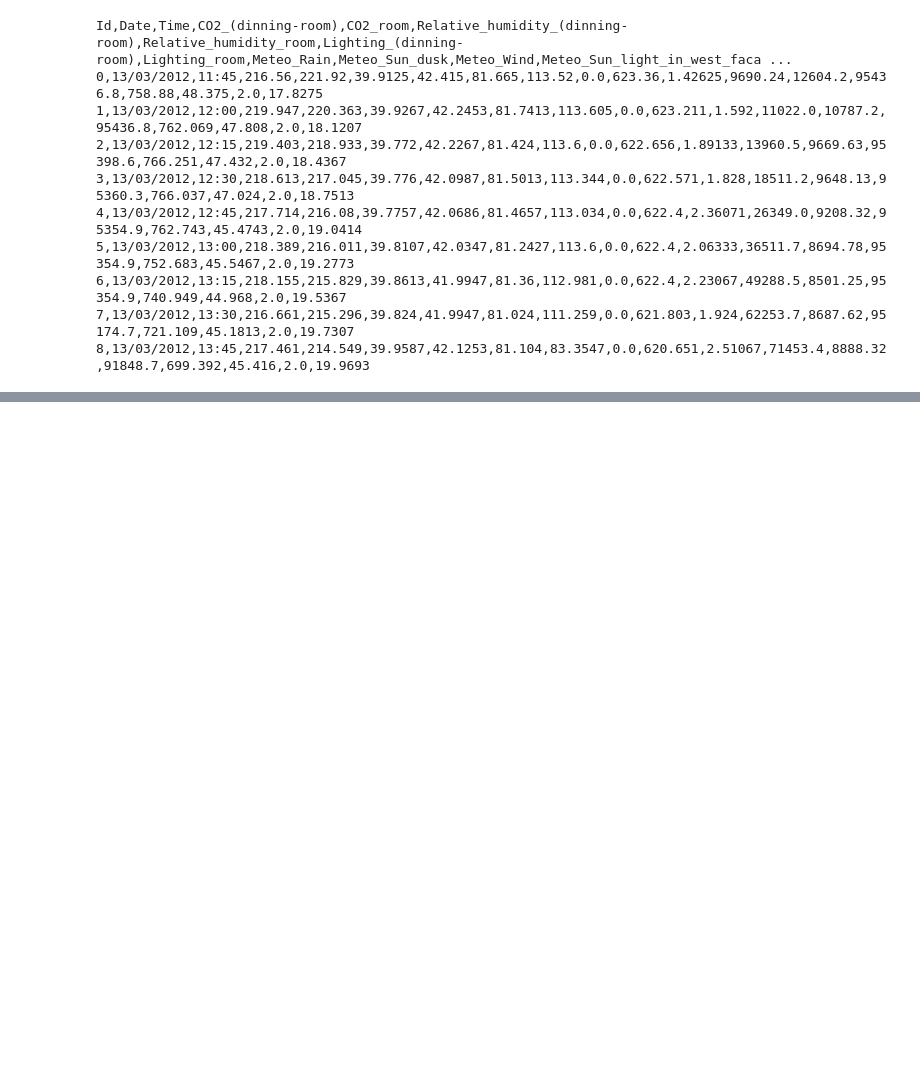
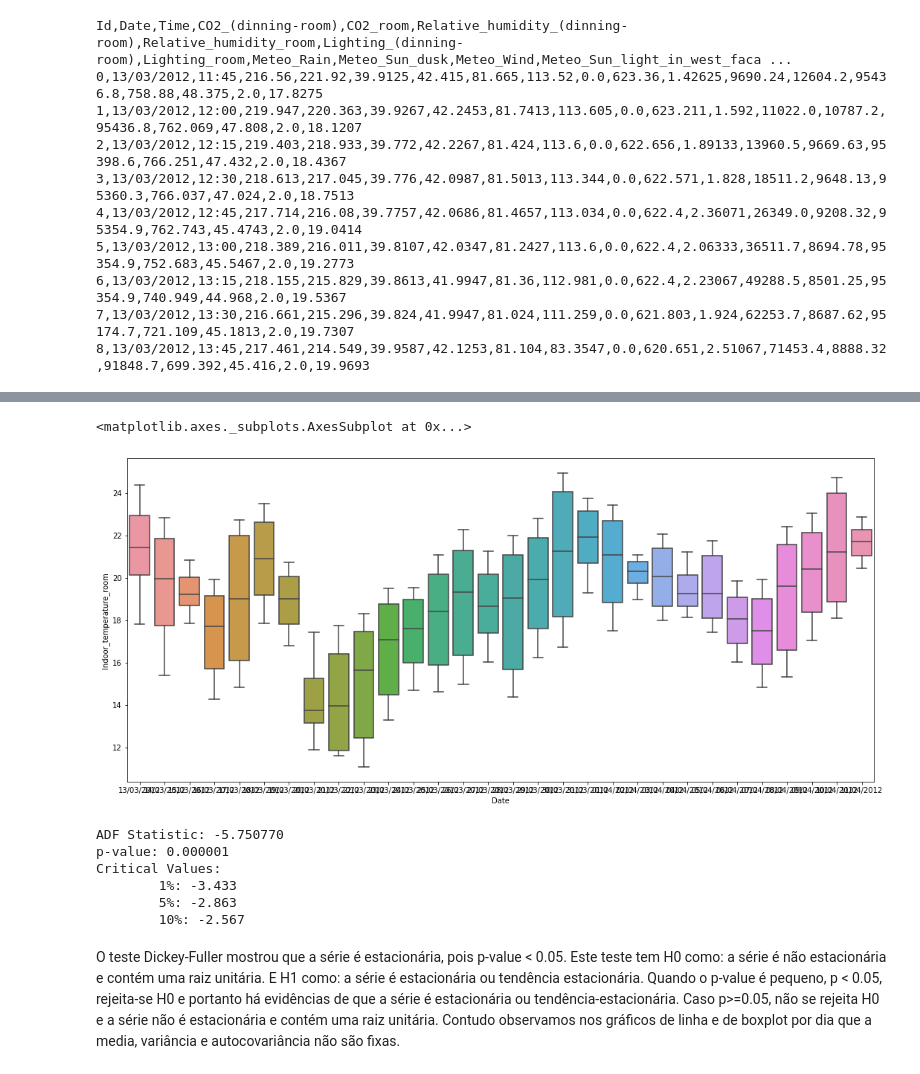
Before and after one commit to HedersonSantos/SmartHome, a Jupyter notebook: seriesTemporais.ipynb, the cells around one changed output, grey strips where cells are left out. Drawn from its saved outputs; the diff is of its cells as text; code cells hidden in the pictures; blank space fills up the shorter version.

```diff
--- a/seriesTemporais.ipynb
+++ b/seriesTemporais.ipynb
@@ -96,0 +137,25 @@ df_treino.head(10)
+# %%
+fig, ax = plt.subplots(figsize=(18,8))
+sns.boxplot(df_treino['Date'],df_treino['Indoor_temperature_room'], ax=ax)
+# %% [output]
+<matplotlib.axes._subplots.AxesSubplot at 0x...>
+[figure, added]
+# %%
+#Teste de Dickey-Fuller para confirmar a (não) estacionariedade
+result = adfuller(df_treino['Indoor_temperature_room'], autolag='AIC')
+print('ADF Statistic: %f' % result[0])
+print('p-value: %f' % result[1])
+print('Critical Values:')
+for key, value in result[4].items():
+  print('\t%s: %.3f' % (key, value))
+# %% [output]
+ADF Statistic: -5.750770
+p-value: 0.000001
+Critical Values:
+        1%: -3.433
+        5%: -2.863
+        10%: -2.567
+# %% [markdown]
+O teste Dickey-Fuller mostrou que a série é estacionária, pois p-value < 0.05.
+Este teste tem H0 como: a série é não estacionária e contém uma raiz unitária. E H1 como: a série é estacionária ou tendência estacionária. Quando o p-value é pequeno, p < 0.05, rejeita-se H0 e portanto há evidências de que a série é estacionária ou tendência-estacionária. Caso p>=0.05, não se rejeita H0 e a série não é estacionária e contém uma raiz unitária.
+Contudo observamos nos gráficos de linha e de boxplot por dia que a media, variância e autocovariância não são fixas.
```
Also changed, not shown: parts of 9 cells of this notebook.
